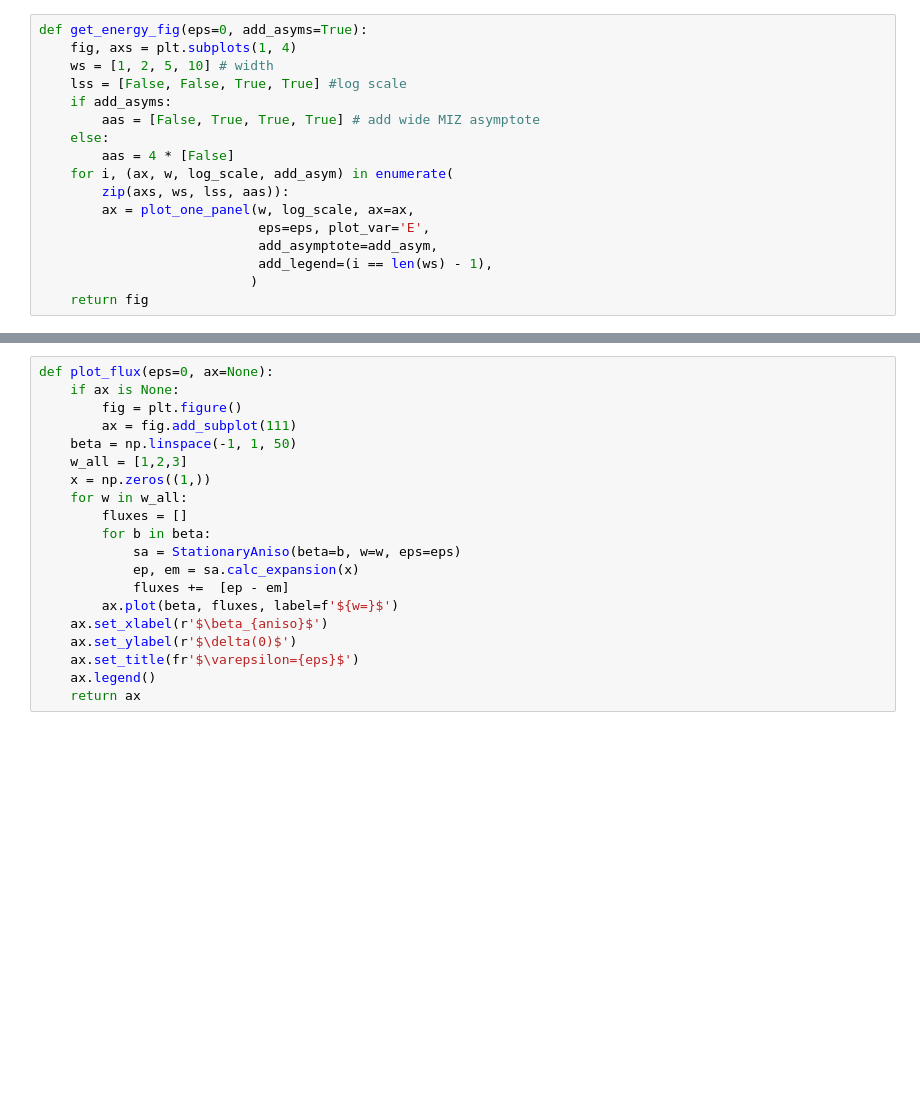
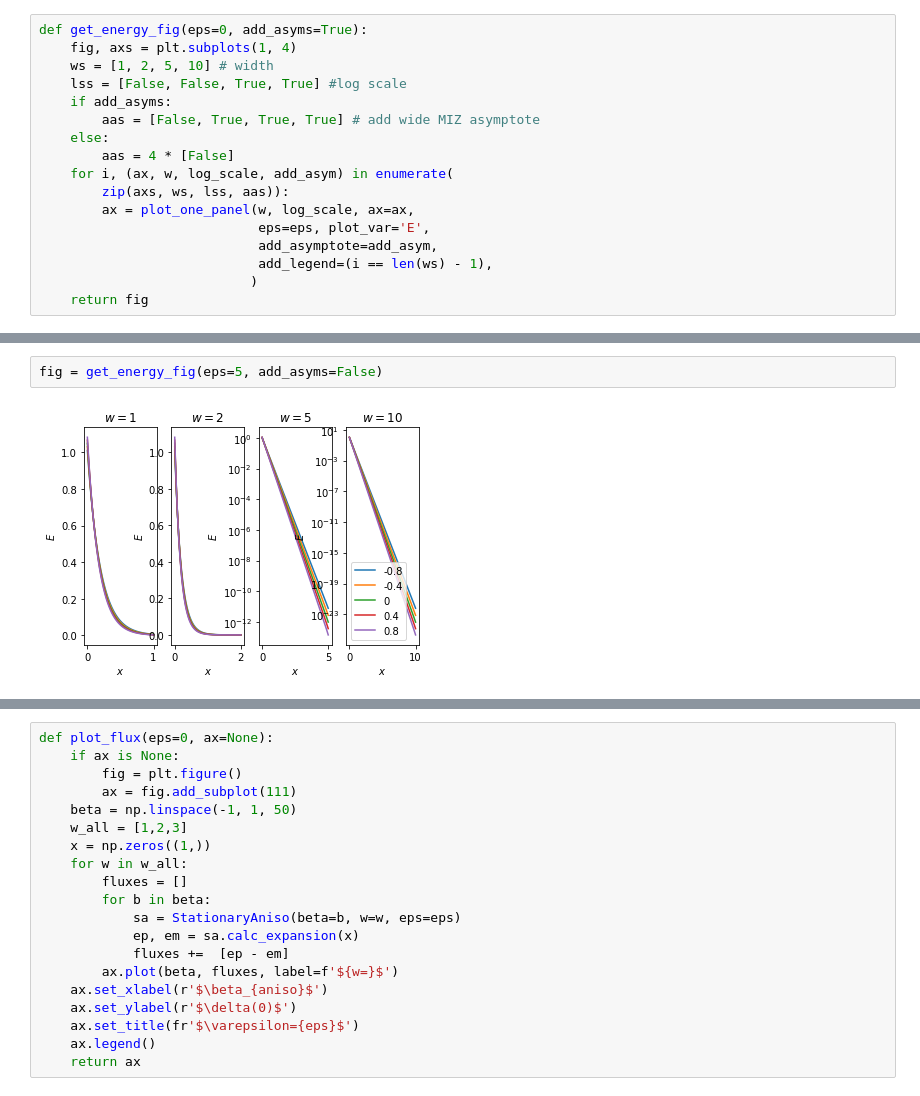
Before and after one commit to tdcwilliams/pywave, a Jupyter notebook: notebooks/energy_transport/stationary-aniso.ipynb, the cells around one changed output, grey strips where cells are left out. Saved outputs shown, nothing was run; the diff lists cells and outputs as text; blank space fills up the shorter version.

```diff
--- a/notebooks/energy_transport/stationary-aniso.ipynb
+++ b/notebooks/energy_transport/stationary-aniso.ipynb
@@ -381,0 +344,4 @@ _ = get_fig_E_and_delta(w=w, eps=eps, log_scale=log_scale)
+# %%
+fig = get_energy_fig(eps=5, add_asyms=False)
+# %% [output]
+[figure, added]
```
Also changed, not shown: parts of 24 cells of this notebook.
